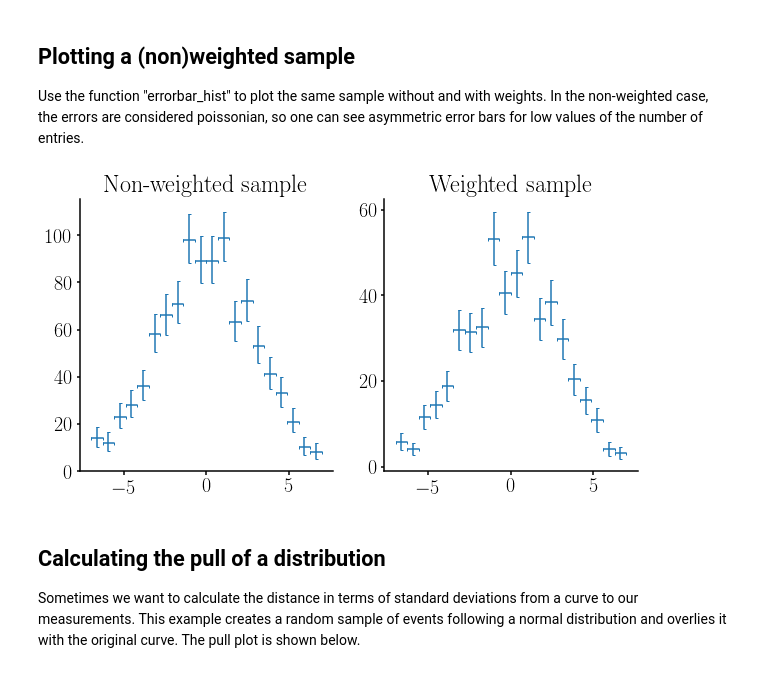
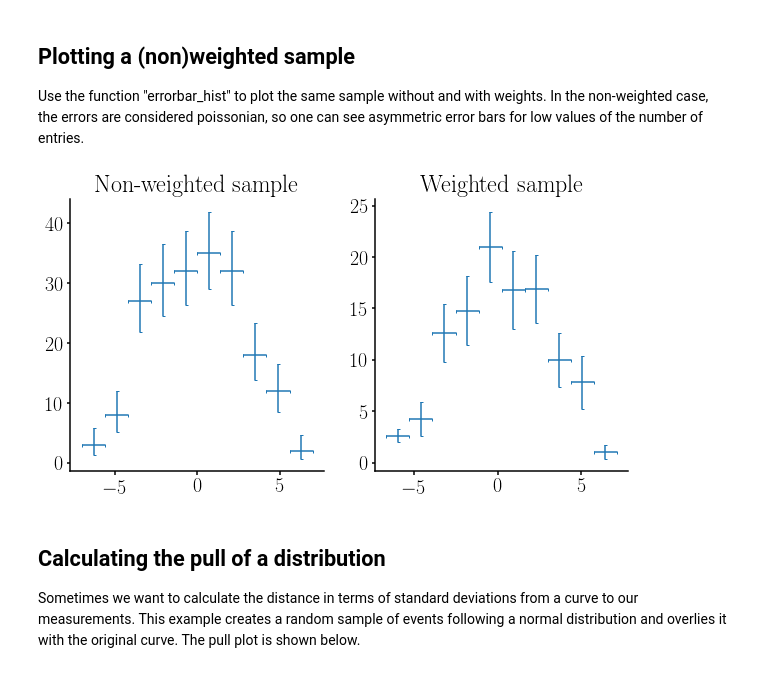
Before and after one commit to mramospe/hepspt, a Jupyter notebook: docs/source/notebooks/plotting.ipynb, the cells around one changed output. Drawn from its saved outputs; the diff is of its cells as text; code cells hidden in the pictures.

```diff
--- a/docs/source/notebooks/plotting.ipynb
+++ b/docs/source/notebooks/plotting.ipynb
@@ -12,27 +12,27 @@ from scipy.stats import norm
 Use the function "errorbar_hist" to plot the same sample without and with weights. In the non-weighted case, the errors are considered poissonian, so one can see asymmetric error bars for low values of the number of entries.
 # %%
 # Create a random sample
-size = 1000
+size = 200
 smp  = np.random.normal(0, 3, size)
 wgts = np.random.uniform(0, 1, size)
 
 fig, (ax0, ax1) = plt.subplots(1, 2, figsize=(10, 5))
 
 # Make the non-weighted plot
-values, edges, ex, ey = hep_spt.errorbar_hist(smp, rg=(-7, 7))
+values, edges, ex, ey = hep_spt.errorbar_hist(smp, bins=10, rg=(-7, 7))
 centers = (edges[1:] + edges[:-1])/2.
 
 ax0.errorbar(centers, values, ey, ex, ls='none')
 ax0.set_title('Non-weighted sample')
 
 # Make the weighted plot
-values, edges, ex, ey = hep_spt.errorbar_hist(smp, rg=(-7, 7), wgts=wgts)
+values, edges, ex, ey = hep_spt.errorbar_hist(smp, bins=10, rg=(-7, 7), wgts=wgts)
 centers = (edges[1:] + edges[:-1])/2.
 
 ax1.errorbar(centers, values, ey, ex, ls='none')
 ax1.set_title('Weighted sample');
 # %% [output]
-[figure, old version]
+[figure, new version]
 # %% [markdown]
 ## Calculating the pull of a distribution
 Sometimes we want to calculate the distance in terms of standard deviations from a curve to our measurements. This example creates a random sample of events following a normal distribution and overlies it with the original curve. The pull plot is shown below.
```
Also changed, not shown: parts of 2 cells of this notebook, 4 other files.
